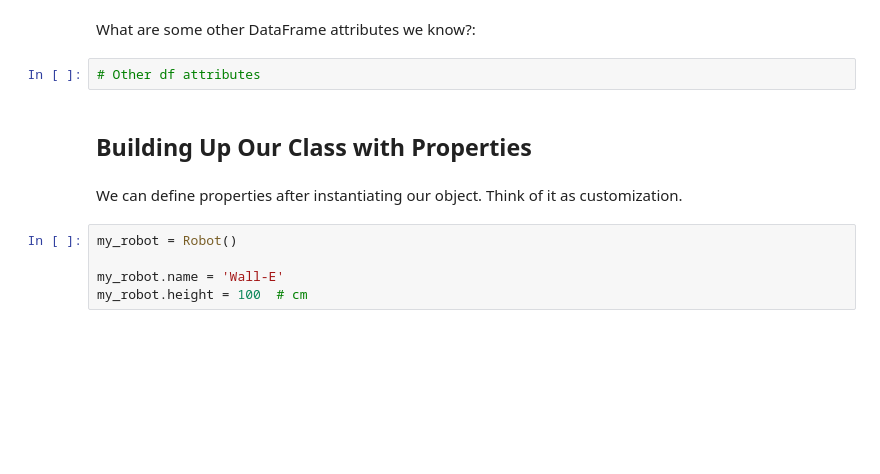
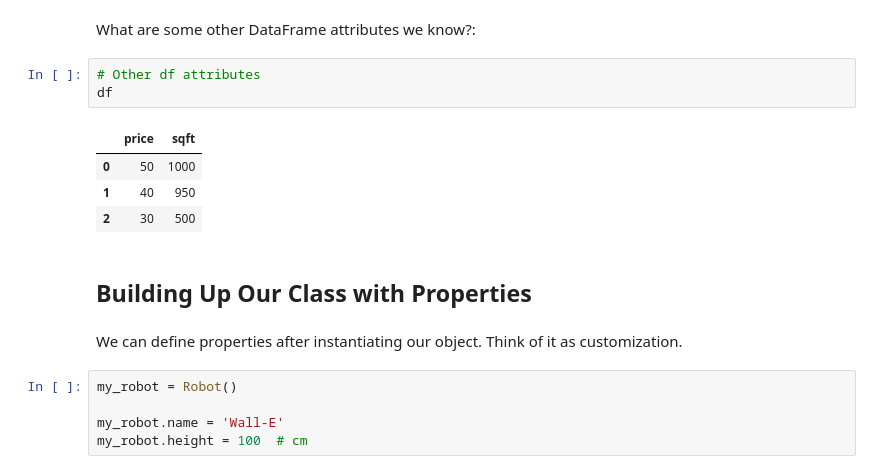
Before and after one commit to flatiron-school/ntl01-dtsc-live-103122, a Jupyter notebook: 3Phase/34-oop.ipynb, the cells around one changed output. Drawn from its saved outputs; the diff is of its cells as text; blank space fills up the shorter version.

```diff
--- a/3Phase/34-oop.ipynb
+++ b/3Phase/34-oop.ipynb
@@ -142,6 +193,12 @@ df.shape
 What are some other DataFrame attributes we know?:
 # %%
 # Other df attributes
+df
+# %% [output]
+|  | price | sqft |
+| 0 | 50 | 1000 |
+| 1 | 40 | 950 |
+| 2 | 30 | 500 |
 # %% [markdown]
 ## Building Up Our Class with Properties
 # %% [markdown]
```
Also changed, not shown: parts of 51 cells of this notebook, 1 other file.
